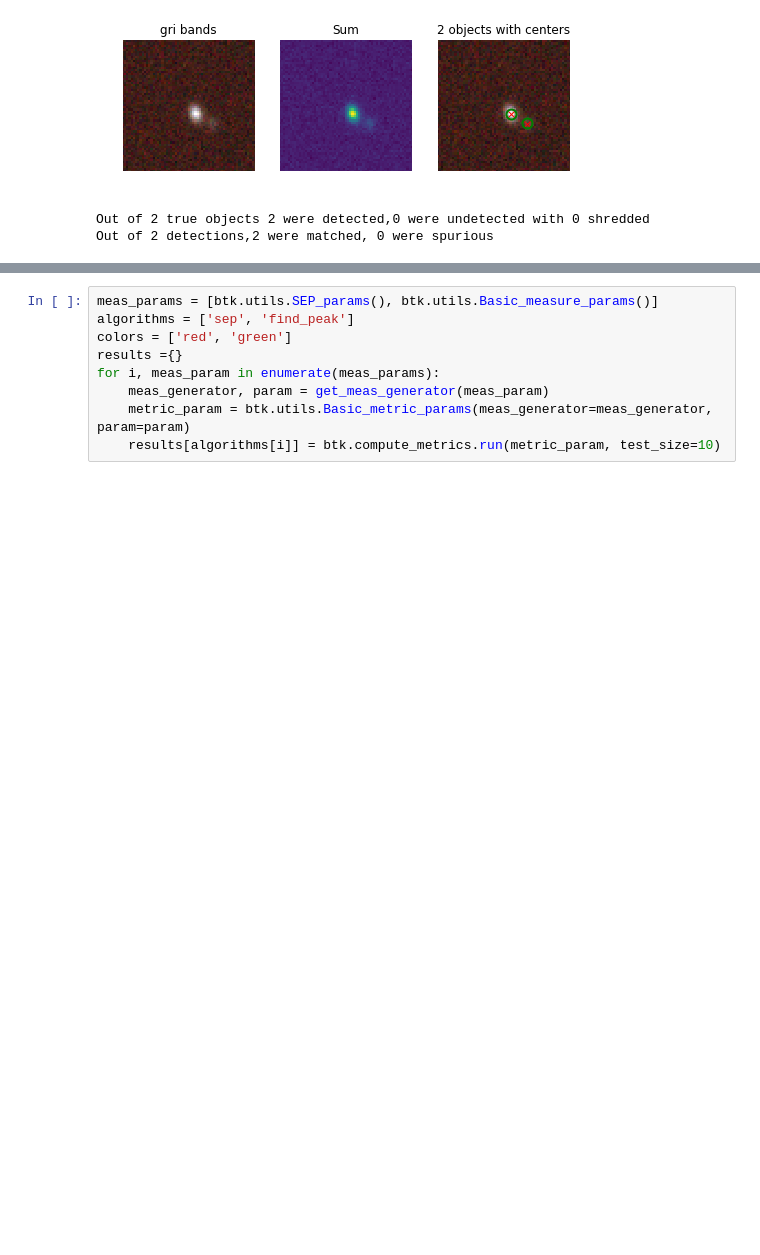
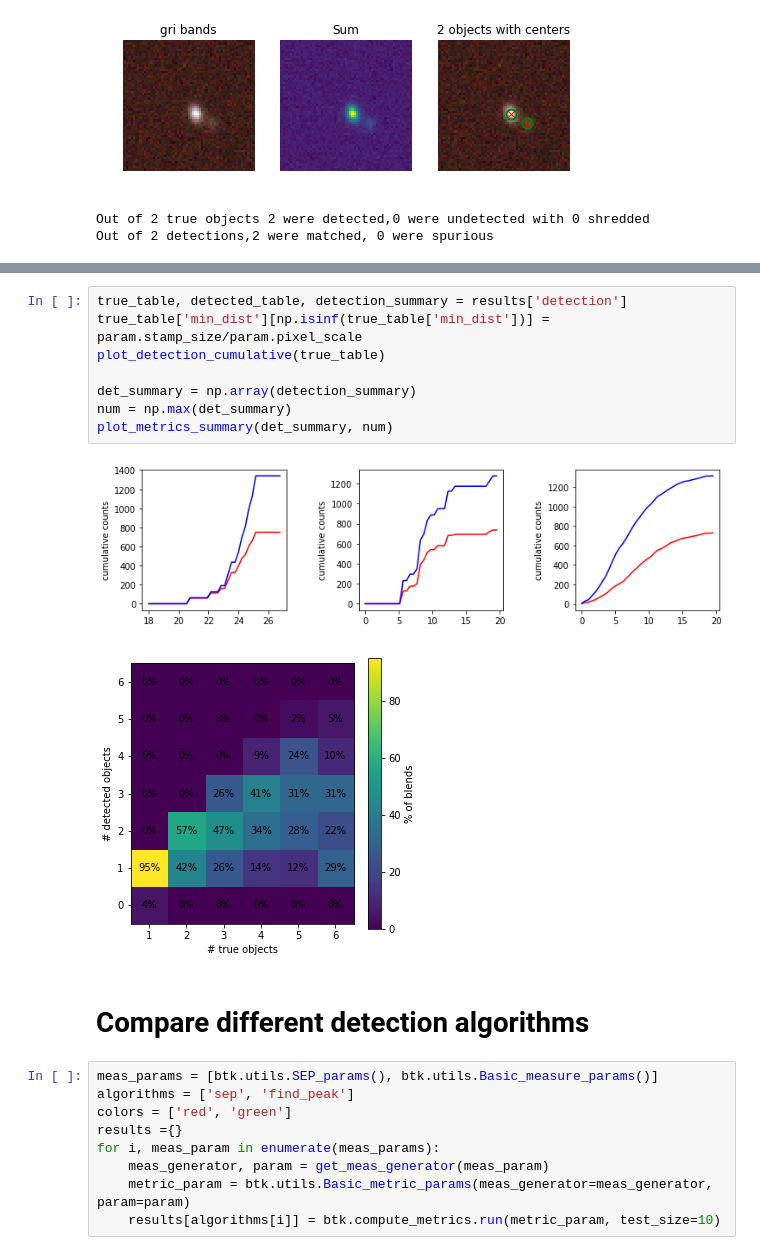
Before and after one commit to LSSTDESC/BlendingToolKit, a Jupyter notebook: notebooks/detection_metrics.ipynb, the cells around one changed output, grey strips where cells are left out. Drawn from its saved outputs; the diff is of its cells as text; blank space fills up the shorter version.

```diff
--- a/notebooks/detection_metrics.ipynb
+++ b/notebooks/detection_metrics.ipynb
@@ -285,3 +392,16 @@ plot_metrics_summary(det_summary, num)
+# %%
+true_table, detected_table, detection_summary = results['detection']
+true_table['min_dist'][np.isinf(true_table['min_dist'])] = param.stamp_size/param.pixel_scale
+plot_detection_cumulative(true_table)
+
+det_summary = np.array(detection_summary)
+num = np.max(det_summary)
+plot_metrics_summary(det_summary, num)
+# %% [output]
+[figure, added]
+[figure, added]
+# %% [markdown]
+# Compare different detection algorithms
 # %%
 meas_params = [btk.utils.SEP_params(), btk.utils.Basic_measure_params()]
 algorithms = ['sep', 'find_peak']
```
Also changed, not shown: parts of 11 cells of this notebook, 1 other file.
